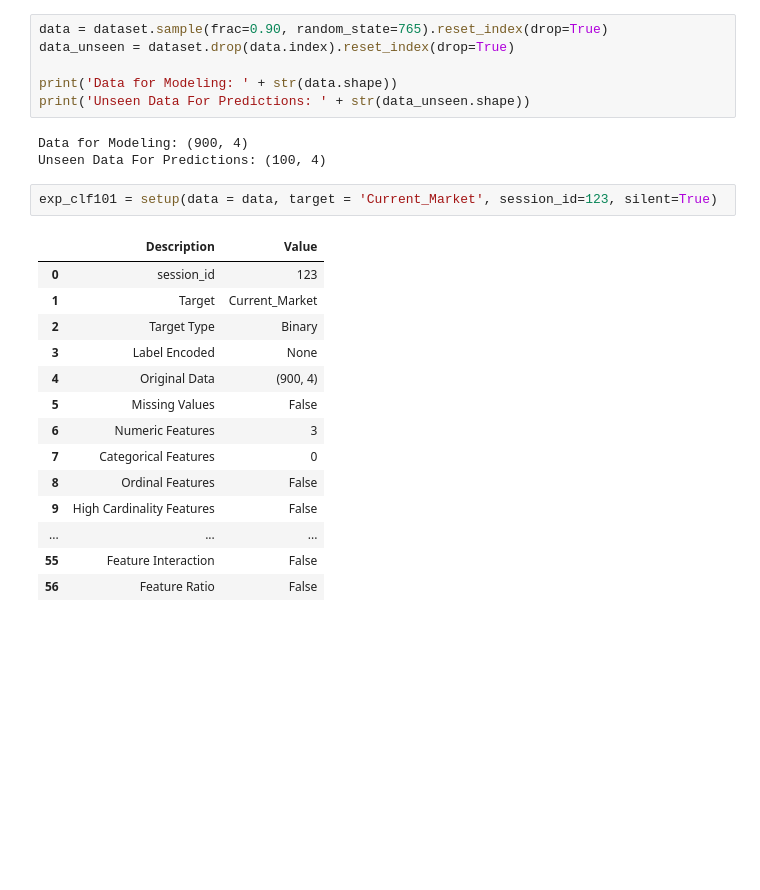
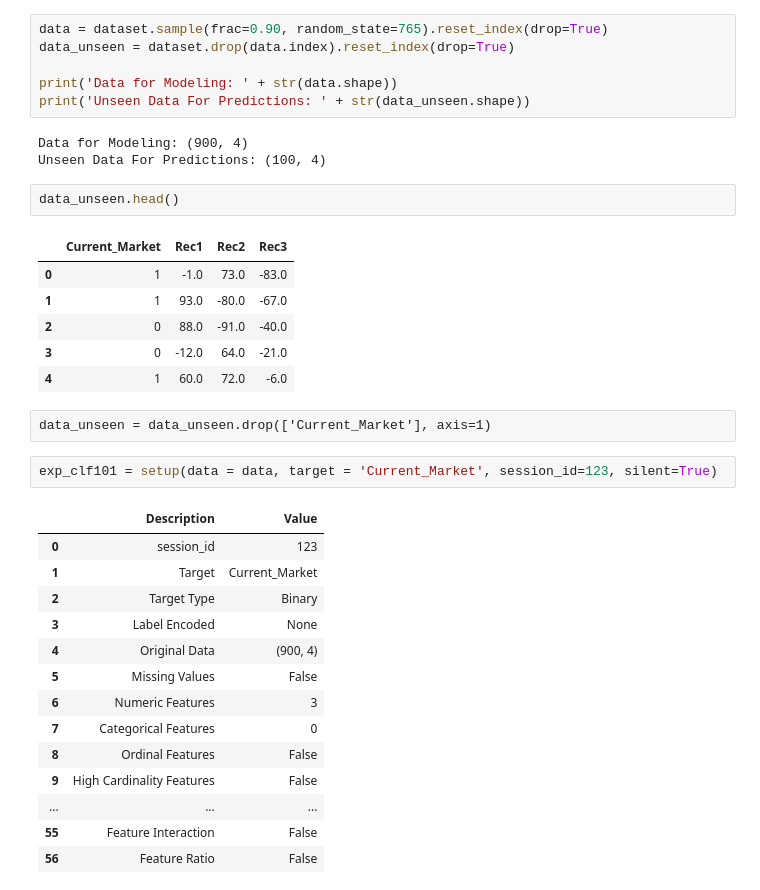
Before and after one commit to Forexience/Forexience, a Jupyter notebook: Testing_Pipeline/Back_Test/Back_Test_Binary_Classification.ipynb, the cells around one changed output. Saved outputs shown, nothing was run; the diff lists cells and outputs as text; blank space fills up the shorter version.

```diff
--- a/Testing_Pipeline/Back_Test/Back_Test_Binary_Classification.ipynb
+++ b/Testing_Pipeline/Back_Test/Back_Test_Binary_Classification.ipynb
@@ -59,6 +59,17 @@ print('Unseen Data For Predictions: ' + str(data_unseen.shape))
 # %% [output]
 Data for Modeling: (900, 4)
 Unseen Data For Predictions: (100, 4)
+# %%
+data_unseen.head()
+# %% [output]
+|  | Current_Market | Rec1 | Rec2 | Rec3 |
+| 0 | 1 | -1.0 | 73.0 | -83.0 |
+| 1 | 1 | 93.0 | -80.0 | -67.0 |
+| 2 | 0 | 88.0 | -91.0 | -40.0 |
+| 3 | 0 | -12.0 | 64.0 | -21.0 |
+| 4 | 1 | 60.0 | 72.0 | -6.0 |
+# %% [raw]
+data_unseen = data_unseen.drop(['Current_Market'], axis=1)
 # %%
 exp_clf101 = setup(data = data, target = 'Current_Market', session_id=123, silent=True)
 # %% [output]
```
Also changed, not shown: parts of 3 cells of this notebook, 2 other files.
